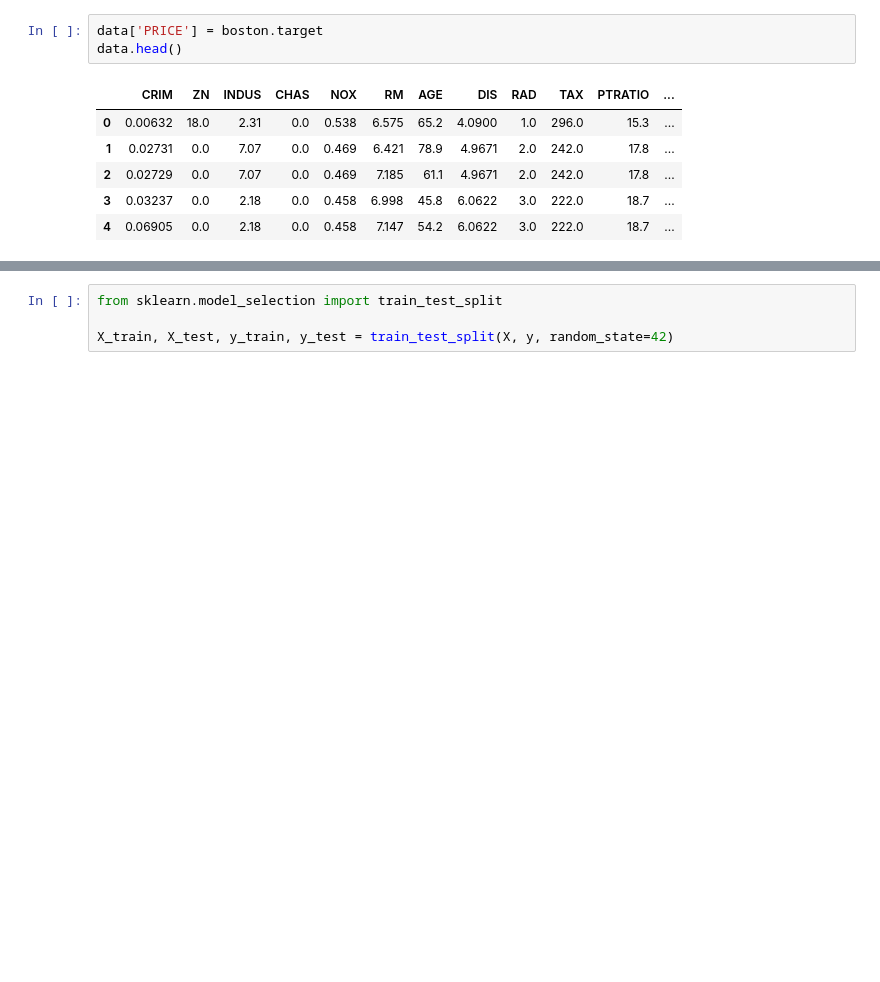
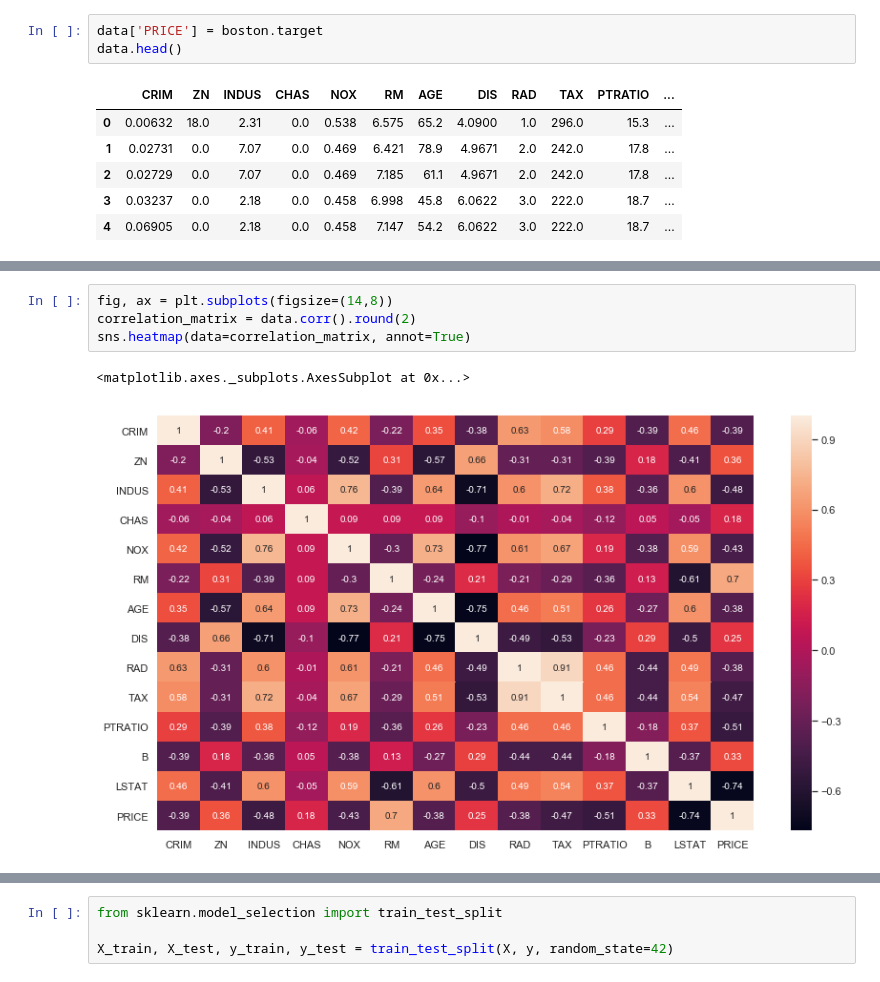
Before and after one commit to Anes31/Boston_Housing, a Jupyter notebook: Boston.ipynb, the cells around one changed output, grey strips where cells are left out. Drawn from its saved outputs; the diff is of its cells as text; blank space fills up the shorter version.

```diff
--- a/Boston.ipynb
+++ b/Boston.ipynb
@@ -85,0 +115,7 @@ data.describe()
+# %%
+fig, ax = plt.subplots(figsize=(14,8))
+correlation_matrix = data.corr().round(2)
+sns.heatmap(data=correlation_matrix, annot=True)
+# %% [output]
+<matplotlib.axes._subplots.AxesSubplot at 0x...>
+[figure, added]
```
Also changed, not shown: parts of 13 cells of this notebook.
